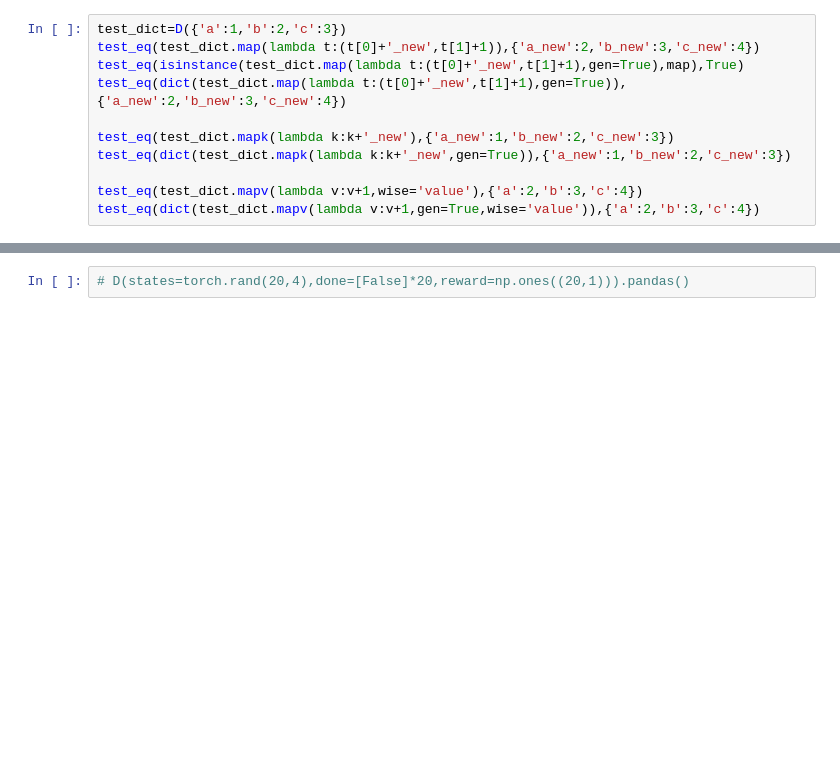
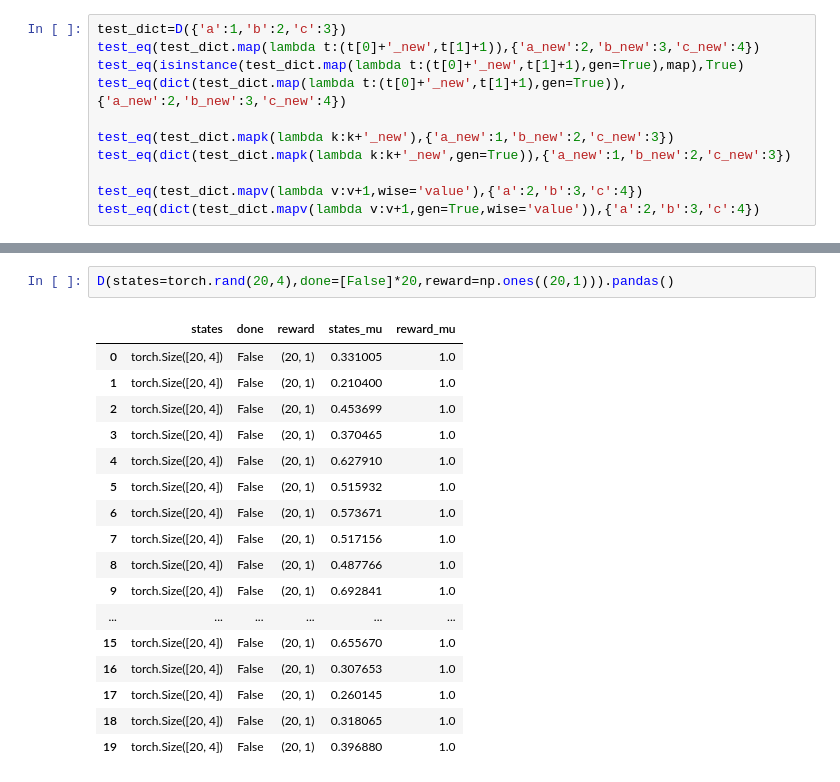
Before and after one commit to josiahls/fast-reinforcement-learning-2, a Jupyter notebook: nbs/00_core.ipynb, the cells around one changed output, grey strips where cells are left out. Saved outputs shown, nothing was run; the diff lists cells and outputs as text; blank space fills up the shorter version.

```diff
--- a/nbs/00_core.ipynb
+++ b/nbs/00_core.ipynb
@@ -111,5 +215,23 @@ test_eq(dict(test_dict.mapv(lambda v:v+1,gen=True,wise='value')),{'a':2,'b':3,'c
 # %%
-# D(states=torch.rand(20,4),done=[False]*20,reward=np.ones((20,1))).pandas()
+D(states=torch.rand(20,4),done=[False]*20,reward=np.ones((20,1))).pandas()
+# %% [output]
+|  | states | done | reward | states_mu | reward_mu |
+| 0 | torch.Size([20, 4]) | False | (20, 1) | 0.331005 | 1.0 |
+| 1 | torch.Size([20, 4]) | False | (20, 1) | 0.210400 | 1.0 |
+| 2 | torch.Size([20, 4]) | False | (20, 1) | 0.453699 | 1.0 |
+| 3 | torch.Size([20, 4]) | False | (20, 1) | 0.370465 | 1.0 |
+| 4 | torch.Size([20, 4]) | False | (20, 1) | 0.627910 | 1.0 |
+| 5 | torch.Size([20, 4]) | False | (20, 1) | 0.515932 | 1.0 |
+| 6 | torch.Size([20, 4]) | False | (20, 1) | 0.573671 | 1.0 |
+| 7 | torch.Size([20, 4]) | False | (20, 1) | 0.517156 | 1.0 |
+| 8 | torch.Size([20, 4]) | False | (20, 1) | 0.487766 | 1.0 |
+| 9 | torch.Size([20, 4]) | False | (20, 1) | 0.692841 | 1.0 |
+| ... | ... | ... | ... | ... | ... |
+| 15 | torch.Size([20, 4]) | False | (20, 1) | 0.655670 | 1.0 |
+| 16 | torch.Size([20, 4]) | False | (20, 1) | 0.307653 | 1.0 |
+| 17 | torch.Size([20, 4]) | False | (20, 1) | 0.260145 | 1.0 |
+| 18 | torch.Size([20, 4]) | False | (20, 1) | 0.318065 | 1.0 |
+| 19 | torch.Size([20, 4]) | False | (20, 1) | 0.396880 | 1.0 |
 # %%
 # hide
 from fastcore.imports import in_colab
```
Also changed, not shown: parts of 9 cells of this notebook, 10 other files.
